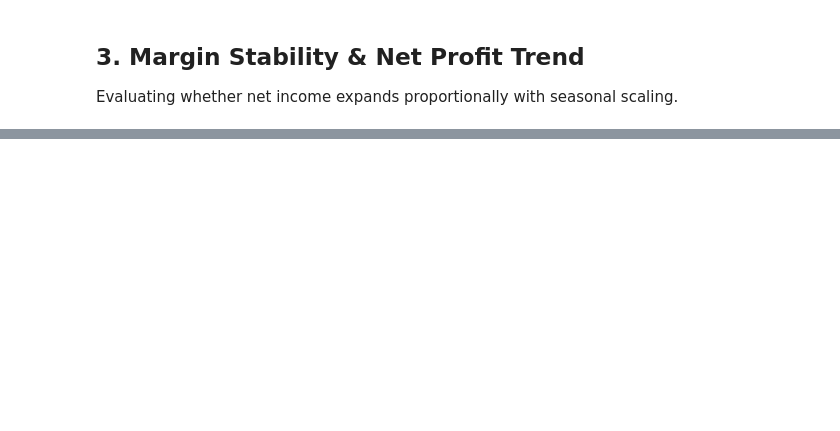
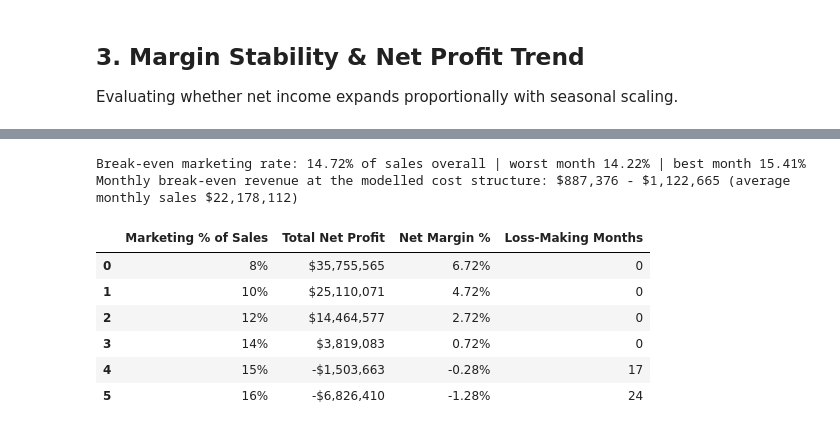
Before and after one commit to KuzevaStasy/E-commerce-Profitability-P-L-Analysis, a Jupyter notebook: notebooks/P_L.ipynb, the cells around one changed output, grey strips where cells are left out. Drawn from its saved outputs; the diff is of its cells as text; code cells hidden in the pictures; blank space fills up the shorter version.

```diff
--- a/notebooks/P_L.ipynb
+++ b/notebooks/P_L.ipynb
@@ -151,3 +177,35 @@ plt.show()
+# %%
+# Marketing sensitivity and break-even marketing rate
+rows = []
+for rate in [0.08, 0.10, 0.12, 0.14, 0.15, 0.16]:
+    net = monthly_pnl['Gross_Profit'] - monthly_pnl['Sales'] * rate - monthly_pnl['Fixed_Cost']
+    rows.append({
+        'Marketing % of Sales': f"{rate:.0%}",
+        'Total Net Profit': f"{'-' if net.sum() < 0 else ''}${abs(net.sum()):,.0f}",
+        'Net Margin %': f"{net.sum() / monthly_pnl['Sales'].sum():.2%}",
+        'Loss-Making Months': int((net < 0).sum())
+    })
+sensitivity = pd.DataFrame(rows)
+
+# Marketing rate at which net profit is exactly zero (gross profit minus fixed cost, as a share of sales)
+monthly_pnl['Max_Marketing_Rate'] = (monthly_pnl['Gross_Profit'] - monthly_pnl['Fixed_Cost']) / monthly_pnl['Sales']
+overall_rate = (monthly_pnl['Gross_Profit'].sum() - monthly_pnl['Fixed_Cost'].sum()) / monthly_pnl['Sales'].sum()
+print(f"Break-even marketing rate: {overall_rate:.2%} of sales overall | "
+      f"worst month {monthly_pnl['Max_Marketing_Rate'].min():.2%} | best month {monthly_pnl['Max_Marketing_Rate'].max():.2%}")
+print(f"Monthly break-even revenue at the modelled cost structure: "
+      f"${monthly_pnl['Required_Break_Even_Revenue'].min():,.0f} - ${monthly_pnl['Required_Break_Even_Revenue'].max():,.0f} "
+      f"(average monthly sales ${monthly_pnl['Sales'].mean():,.0f})")
+sensitivity
+# %% [output]
+Break-even marketing rate: 14.72% of sales overall | worst month 14.22% | best month 15.41%
+Monthly break-even revenue at the modelled cost structure: $887,376 - $1,122,665 (average monthly sales $22,178,112)
+|  | Marketing % of Sales | Total Net Profit | Net Margin % | Loss-Making Months |
+| 0 | 8% | $35,755,565 | 6.72% | 0 |
+| 1 | 10% | $25,110,071 | 4.72% | 0 |
+| 2 | 12% | $14,464,577 | 2.72% | 0 |
+| 3 | 14% | $3,819,083 | 0.72% | 0 |
+| 4 | 15% | -$1,503,663 | -0.28% | 17 |
+| 5 | 16% | -$6,826,410 | -1.28% | 24 |
 # %% [markdown]
 ## Executive P&L Takeaways & Financial Guardrails
 
```
Also changed, not shown: parts of 7 cells of this notebook.
